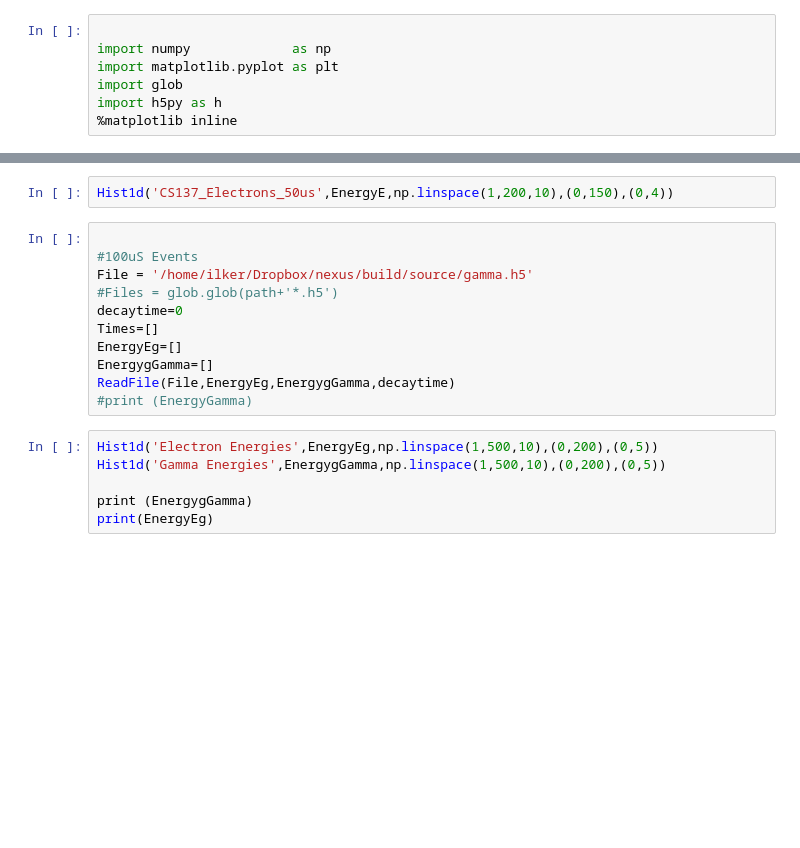
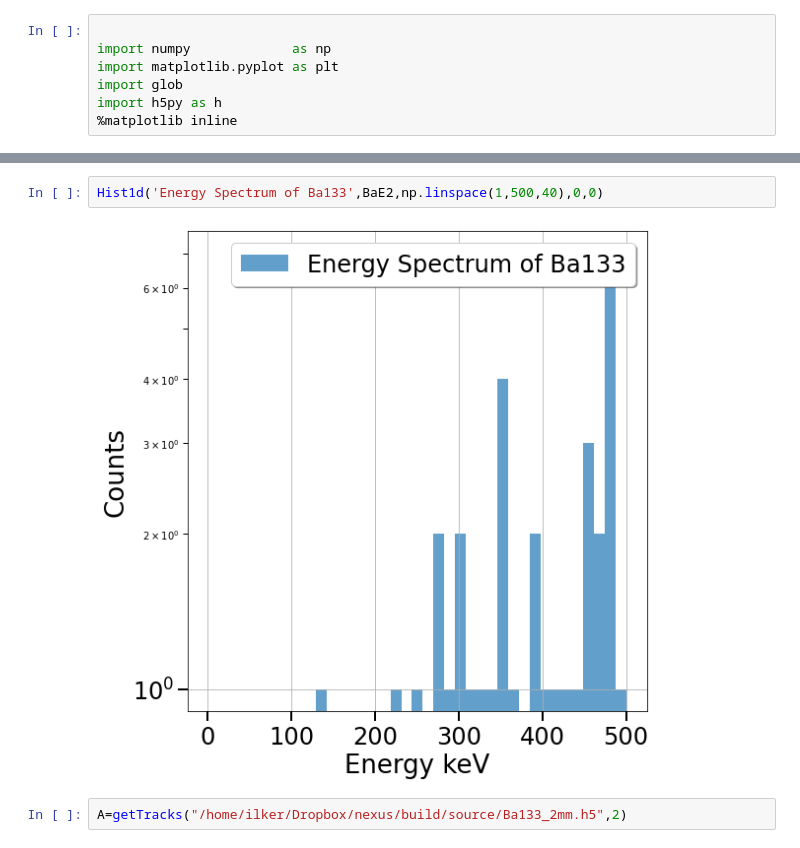
Before and after one commit to ilkerparmaksiz/Analysis, a Jupyter notebook: Crab.ipynb, the cells around one changed output, grey strips where cells are left out. Cells and saved outputs as stored; diff of their text form; blank space fills up the shorter version.

```diff
--- a/Crab.ipynb
+++ b/Crab.ipynb
@@ -224,19 +129,6 @@ print (EnergyE)
 # %%
-Hist1d('CS137_Electrons_50us',EnergyE,np.linspace(1,200,10),(0,150),(0,4))
+Hist1d('Energy Spectrum of Ba133',BaE2,np.linspace(1,500,40),0,0)
+# %% [output]
+[figure, added]
-# %%
-
-#100uS Events
-File = '/home/ilker/Dropbox/nexus/build/source/gamma.h5'
-#Files = glob.glob(path+'*.h5')
-decaytime=0
-Times=[]
-EnergyEg=[]
-EnergygGamma=[]
-ReadFile(File,EnergyEg,EnergygGamma,decaytime)
-#print (EnergyGamma)
-# %%
-Hist1d('Electron Energies',EnergyEg,np.linspace(1,500,10),(0,200),(0,5))
-Hist1d('Gamma Energies',EnergygGamma,np.linspace(1,500,10),(0,200),(0,5))
-
-print (EnergygGamma)
-print(EnergyEg)
+# %%
+A=getTracks("/home/ilker/Dropbox/nexus/build/source/Ba133_2mm.h5",2)
```
Also changed, not shown: parts of 22 cells of this notebook.
